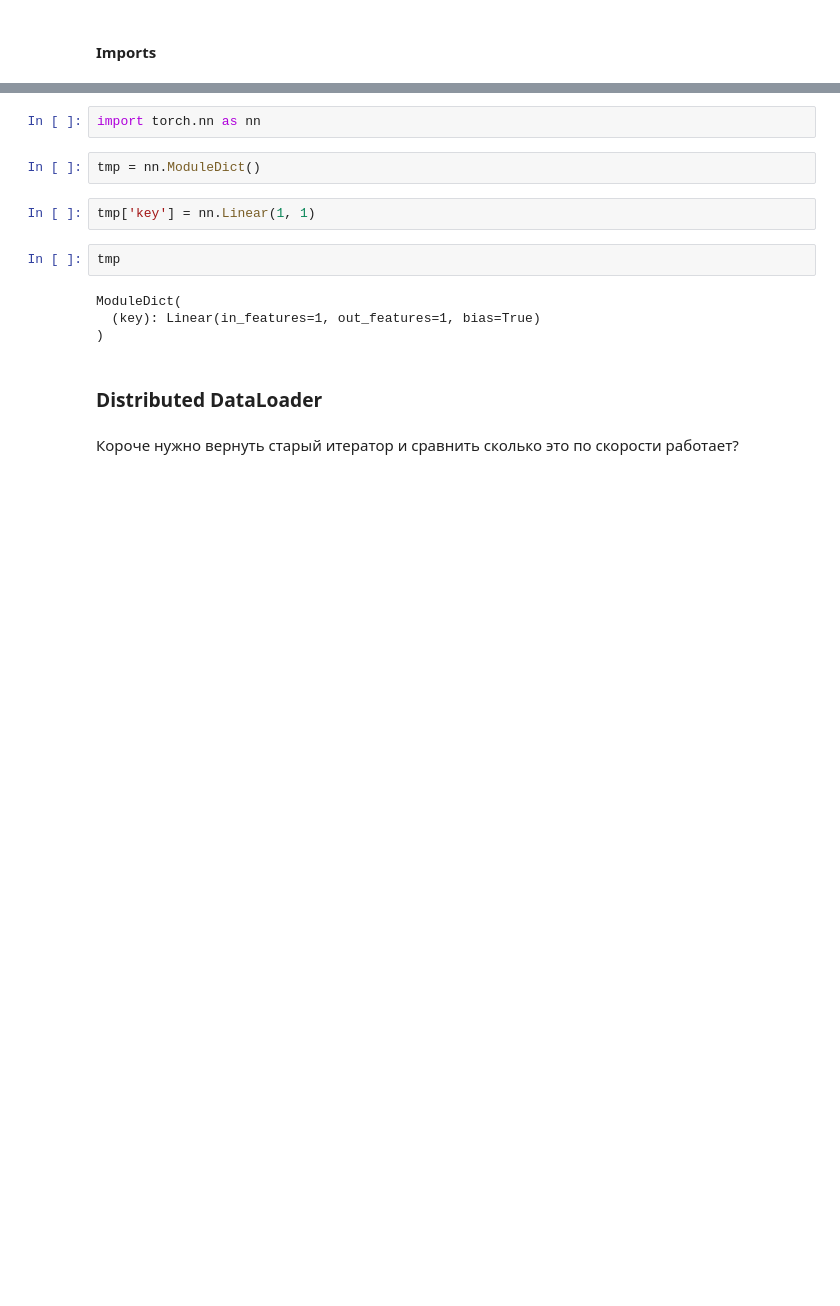
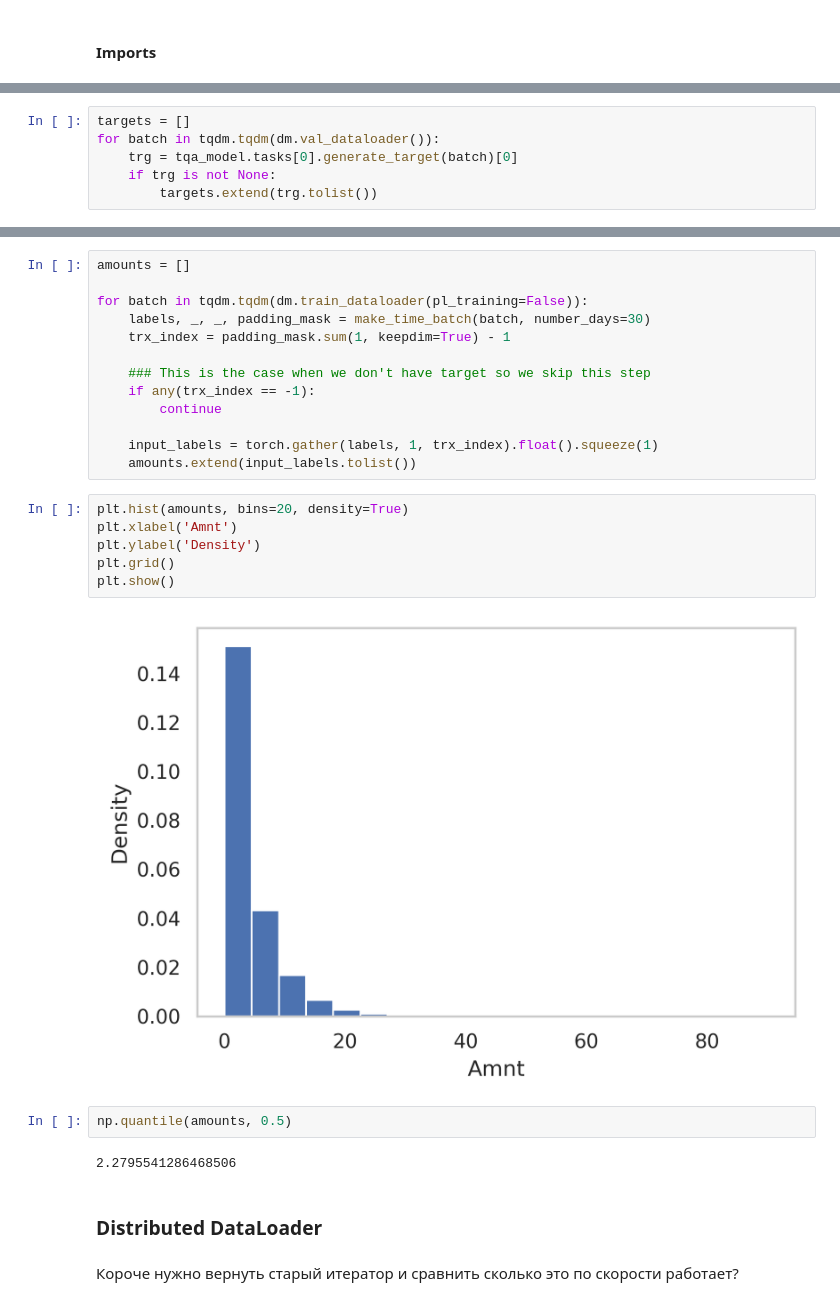
Before and after one commit to anvilarth/romashka, a Jupyter notebook: notebooks/LanguageModel.ipynb, the cells around one changed output, grey strips where cells are left out. Saved outputs shown, nothing was run; the diff lists cells and outputs as text; blank space fills up the shorter version.

```diff
--- a/notebooks/LanguageModel.ipynb
+++ b/notebooks/LanguageModel.ipynb
@@ -1391,3 +560,9 @@ for batch in tqdm.tqdm(train_dataloader):
+# %%
+targets = []
+for batch in tqdm.tqdm(dm.val_dataloader()):
+    trg = tqa_model.tasks[0].generate_target(batch)[0]
+    if trg is not None:
+        targets.extend(trg.tolist())
 # %%
 np.mean(targets)
 # %% [output]
@@ -1442,15 +570,28 @@ roc_auc_score(res[1], res[0])
-# %%
-import torch.nn as nn
-# %%
-tmp = nn.ModuleDict()
-# %%
-tmp['key'] = nn.Linear(1, 1)
-# %%
-tmp
-# %% [output]
-ModuleDict(
-  (key): Linear(in_features=1, out_features=1, bias=True)
-)
+# %%
+amounts = []
+
+for batch in tqdm.tqdm(dm.train_dataloader(pl_training=False)):
+    labels, _, _, padding_mask = make_time_batch(batch, number_days=30)
+    trx_index = padding_mask.sum(1, keepdim=True) - 1
+
+    ### This is the case when we don't have target so we skip this step
+    if any(trx_index == -1):
+        continue
+
+    input_labels = torch.gather(labels, 1, trx_index).float().squeeze(1)
+    amounts.extend(input_labels.tolist())
+# %%
+plt.hist(amounts, bins=20, density=True)
+plt.xlabel('Amnt')
+plt.ylabel('Density')
+plt.grid()
+plt.show()
+# %% [output]
+[figure, added]
+# %%
+np.quantile(amounts, 0.5)
+# %% [output]
+2.2795541286468506
 # %% [markdown]
 ### Distributed DataLoader
 # %% [markdown]
```
Also changed, not shown: parts of 237 cells of this notebook, 12 other files.
